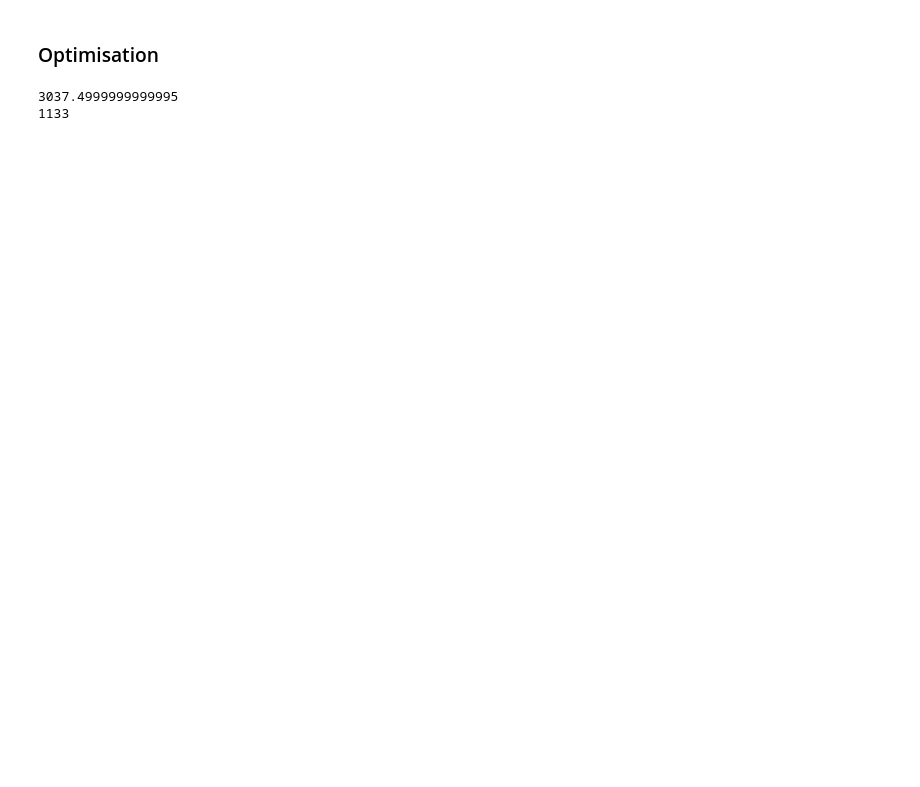
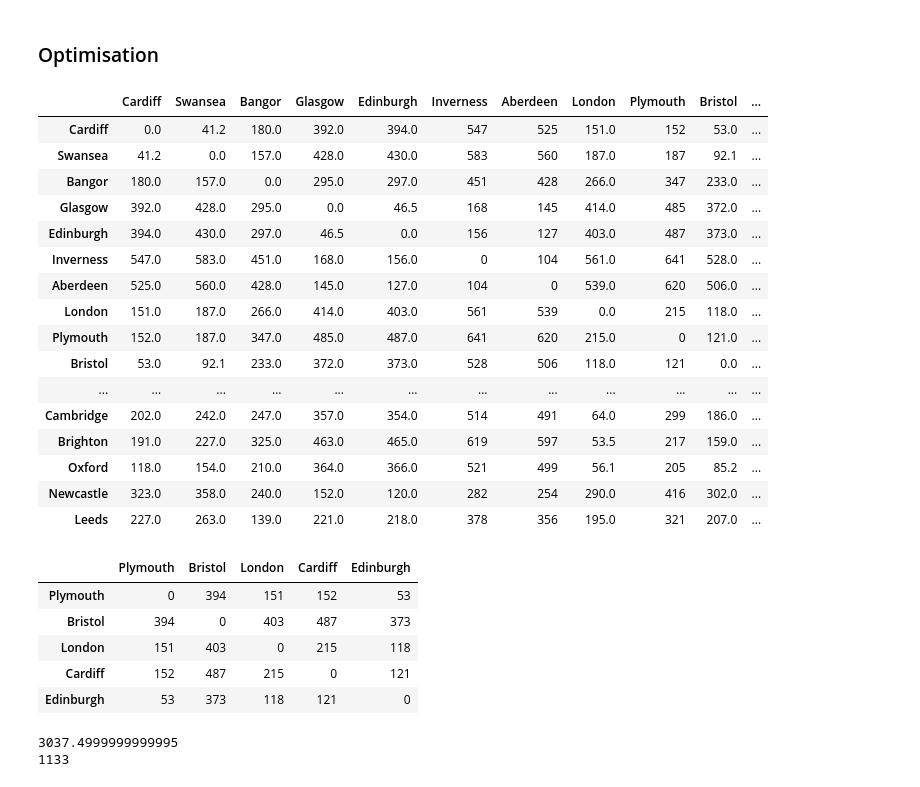
Before and after one commit to Lewis-Trowbridge/COMP2002-Coursework-Assessment, a Jupyter notebook: COMP2002 Coursework.ipynb, the cells around one changed output. Saved outputs shown, nothing was run; the diff lists cells and outputs as text; code cells hidden in the pictures; blank space fills up the shorter version.

```diff
--- a/COMP2002 Coursework.ipynb
+++ b/COMP2002 Coursework.ipynb
@@ -138,5 +139,10 @@ plot_cross_validation((random_forest_scores, neural_network_scores, support_vect
 # %% [markdown]
 ### Optimisation
+# %%
+cities_long_filename = "./data/cities.txt"
+cities_short_filename = "./data/cities_short.txt"
+distance_long_filename = "./data/distances.csv"
+distance_short_filename = "./data/distances_short.csv"
 # %%
 def get_total_distance_of_route(route, distance_data):
     total_distance = 0
@@ -147,19 +152,50 @@ def get_total_distance_of_route(route, distance_data):
         total_distance += single_distance
 
     return total_distance
+# %%
+def get_cities(cities_filename):
+    with open(cities_filename) as cities_file:
+        # Read and use splitlines rather than readlines to avoid \n characters on the end of city names
+        cities = cities_file.read().splitlines()
+        return cities
 # %%
-def get_distance_data():
-    with open("./data/cities.txt") as cities_long_file:
-        # Read and use splitlines rather than readlines to avoid \n characters on the end of city names
-        cities_long = cities_long_file.read().splitlines()
-        # Read CSV and specify seperator in order to use faster C implementation of CSV reader
-        distance_long = pd.read_csv("./data/distances.csv", sep=",", names=cities_long)
-        # Set index names seperately as this is not an option in the read_csv method
-        distance_long.index = cities_long
-    with open("./data/cities_short.txt") as cities_short_file:
-        cities_short = cities_short_file.read().splitlines()
-        distance_short = pd.read_csv("./data/distances_short.csv", sep=",", names=cities_short)
-        distance_short.index = cities_short
+def get_distance_data(cities_filename, distance_filename):
+    # Get long cities
+    cities = get_cities(cities_filename)
+    # Read CSV and specify seperator in order to use faster C implementation of CSV reader
+    distance = pd.read_csv(distance_filename, sep=",", names=cities)
+    # Set index names seperately as this is not an option in the read_csv method
+    distance.index = cities
 
-    return (cities_long, distance_long, cities_short, distance_short)
+    return (cities, distance)
+# %%
+cities_long, distance_long = get_distance_data(cities_long_filename, distance_long_filename)
+cities_short, distance_short = get_distance_data(cities_short_filename, distance_short_filename)
+
+display(distance_long)
+display(distance_short)
+# %% [output]
+|  | Cardiff | Swansea | Bangor | Glasgow | Edinburgh | Inverness | Aberdeen | London | Plymouth | Bristol | ... |
+| Cardiff | 0.0 | 41.2 | 180.0 | 392.0 | 394.0 | 547 | 525 | 151.0 | 152 | 53.0 | ... |
+| Swansea | 41.2 | 0.0 | 157.0 | 428.0 | 430.0 | 583 | 560 | 187.0 | 187 | 92.1 | ... |
+| Bangor | 180.0 | 157.0 | 0.0 | 295.0 | 297.0 | 451 | 428 | 266.0 | 347 | 233.0 | ... |
+| Glasgow | 392.0 | 428.0 | 295.0 | 0.0 | 46.5 | 168 | 145 | 414.0 | 485 | 372.0 | ... |
+| Edinburgh | 394.0 | 430.0 | 297.0 | 46.5 | 0.0 | 156 | 127 | 403.0 | 487 | 373.0 | ... |
+| Inverness | 547.0 | 583.0 | 451.0 | 168.0 | 156.0 | 0 | 104 | 561.0 | 641 | 528.0 | ... |
+| Aberdeen | 525.0 | 560.0 | 428.0 | 145.0 | 127.0 | 104 | 0 | 539.0 | 620 | 506.0 | ... |
+| London | 151.0 | 187.0 | 266.0 | 414.0 | 403.0 | 561 | 539 | 0.0 | 215 | 118.0 | ... |
+| Plymouth | 152.0 | 187.0 | 347.0 | 485.0 | 487.0 | 641 | 620 | 215.0 | 0 | 121.0 | ... |
+| Bristol | 53.0 | 92.1 | 233.0 | 372.0 | 373.0 | 528 | 506 | 118.0 | 121 | 0.0 | ... |
+| ... | ... | ... | ... | ... | ... | ... | ... | ... | ... | ... | ... |
+| Cambridge | 202.0 | 242.0 | 247.0 | 357.0 | 354.0 | 514 | 491 | 64.0 | 299 | 186.0 | ... |
+| Brighton | 191.0 | 227.0 | 325.0 | 463.0 | 465.0 | 619 | 597 | 53.5 | 217 | 159.0 | ... |
+| Oxford | 118.0 | 154.0 | 210.0 | 364.0 | 366.0 | 521 | 499 | 56.1 | 205 | 85.2 | ... |
+| Newcastle | 323.0 | 358.0 | 240.0 | 152.0 | 120.0 | 282 | 254 | 290.0 | 416 | 302.0 | ... |
+| Leeds | 227.0 | 263.0 | 139.0 | 221.0 | 218.0 | 378 | 356 | 195.0 | 321 | 207.0 | ... |
+|  | Plymouth | Bristol | London | Cardiff | Edinburgh |
+| Plymouth | 0 | 394 | 151 | 152 | 53 |
+| Bristol | 394 | 0 | 403 | 487 | 373 |
+| London | 151 | 403 | 0 | 215 | 118 |
+| Cardiff | 152 | 487 | 215 | 0 | 121 |
+| Edinburgh | 53 | 373 | 118 | 121 | 0 |
 # %%
```
Also changed, not shown: parts of 9 cells of this notebook.
